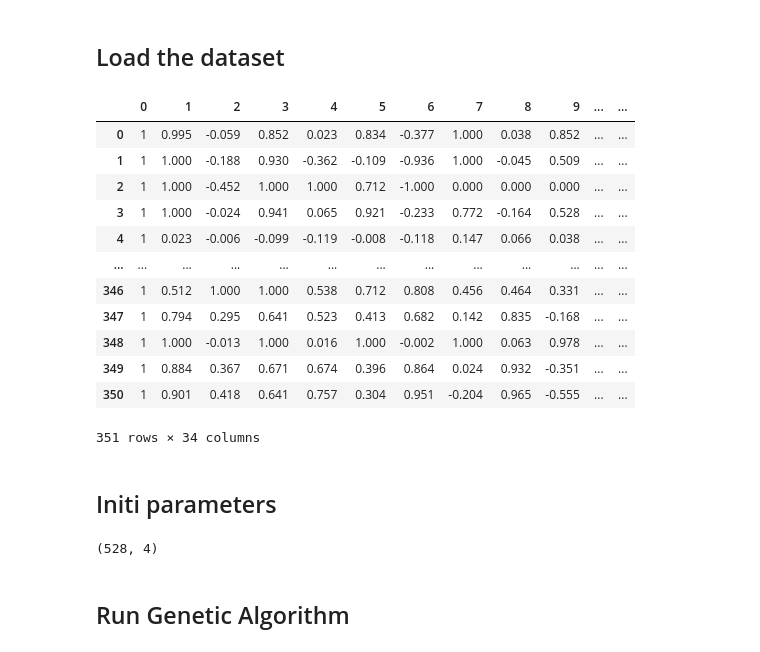
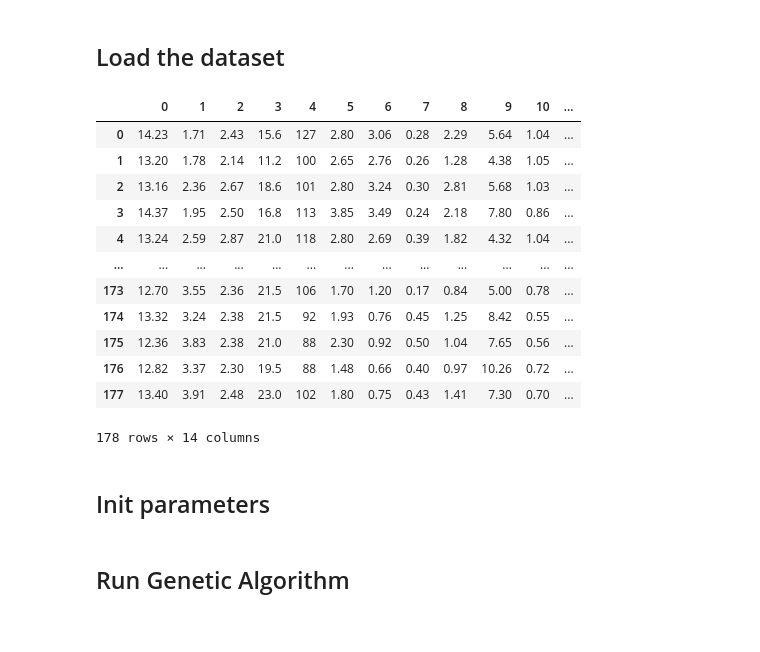
Before and after one commit to giordamaug/WisardLib4Python, a Jupyter notebook: test_GA.ipynb, the cells around one changed output. Cells and saved outputs as stored; diff of their text form; code cells hidden in the pictures.

```diff
--- a/test_GA.ipynb
+++ b/test_GA.ipynb
@@ -3,34 +3,34 @@
 # %%
 import pandas as pd
 import numpy as np
 from sklearn import preprocessing
 from keel_ds import load_data
 
 labelmap = {"iris": 4, "wine" : 13, "vehicle": 18, "monk-2": 6, "hayes-roth": 4, "phoneme": 5, "sonar": 60, "ionosphere": 33}
-dataname = "ionosphere"
+dataname = "wine"
 df = load_data(dataname, raw=True)
 labelname = labelmap[dataname]
 X = np.array(df.drop(labelname, axis=1))
 le = preprocessing.LabelEncoder()
 y = le.fit_transform(np.array(df[labelname]))
 classes = le.classes_
 df
 # %% [output]
-|  | 0 | 1 | 2 | 3 | 4 | 5 | 6 | 7 | 8 | 9 | ... | ... |
-| 0 | 1 | 0.995 | -0.059 | 0.852 | 0.023 | 0.834 | -0.377 | 1.000 | 0.038 | 0.852 | ... | ... |
-| 1 | 1 | 1.000 | -0.188 | 0.930 | -0.362 | -0.109 | -0.936 | 1.000 | -0.045 | 0.509 | ... | ... |
-| 2 | 1 | 1.000 | -0.452 | 1.000 | 1.000 | 0.712 | -1.000 | 0.000 | 0.000 | 0.000 | ... | ... |
-| 3 | 1 | 1.000 | -0.024 | 0.941 | 0.065 | 0.921 | -0.233 | 0.772 | -0.164 | 0.528 | ... | ... |
-| 4 | 1 | 0.023 | -0.006 | -0.099 | -0.119 | -0.008 | -0.118 | 0.147 | 0.066 | 0.038 | ... | ... |
+|  | 0 | 1 | 2 | 3 | 4 | 5 | 6 | 7 | 8 | 9 | 10 | ... |
+| 0 | 14.23 | 1.71 | 2.43 | 15.6 | 127 | 2.80 | 3.06 | 0.28 | 2.29 | 5.64 | 1.04 | ... |
+| 1 | 13.20 | 1.78 | 2.14 | 11.2 | 100 | 2.65 | 2.76 | 0.26 | 1.28 | 4.38 | 1.05 | ... |
+| 2 | 13.16 | 2.36 | 2.67 | 18.6 | 101 | 2.80 | 3.24 | 0.30 | 2.81 | 5.68 | 1.03 | ... |
+| 3 | 14.37 | 1.95 | 2.50 | 16.8 | 113 | 3.85 | 3.49 | 0.24 | 2.18 | 7.80 | 0.86 | ... |
+| 4 | 13.24 | 2.59 | 2.87 | 21.0 | 118 | 2.80 | 2.69 | 0.39 | 1.82 | 4.32 | 1.04 | ... |
 | ... | ... | ... | ... | ... | ... | ... | ... | ... | ... | ... | ... | ... |
-| 346 | 1 | 0.512 | 1.000 | 1.000 | 0.538 | 0.712 | 0.808 | 0.456 | 0.464 | 0.331 | ... | ... |
-| 347 | 1 | 0.794 | 0.295 | 0.641 | 0.523 | 0.413 | 0.682 | 0.142 | 0.835 | -0.168 | ... | ... |
-| 348 | 1 | 1.000 | -0.013 | 1.000 | 0.016 | 1.000 | -0.002 | 1.000 | 0.063 | 0.978 | ... | ... |
-| 349 | 1 | 0.884 | 0.367 | 0.671 | 0.674 | 0.396 | 0.864 | 0.024 | 0.932 | -0.351 | ... | ... |
-| 350 | 1 | 0.901 | 0.418 | 0.641 | 0.757 | 0.304 | 0.951 | -0.204 | 0.965 | -0.555 | ... | ... |
+| 173 | 12.70 | 3.55 | 2.36 | 21.5 | 106 | 1.70 | 1.20 | 0.17 | 0.84 | 5.00 | 0.78 | ... |
+| 174 | 13.32 | 3.24 | 2.38 | 21.5 | 92 | 1.93 | 0.76 | 0.45 | 1.25 | 8.42 | 0.55 | ... |
+| 175 | 12.36 | 3.83 | 2.38 | 21.0 | 88 | 2.30 | 0.92 | 0.50 | 1.04 | 7.65 | 0.56 | ... |
+| 176 | 12.82 | 3.37 | 2.30 | 19.5 | 88 | 1.48 | 0.66 | 0.40 | 0.97 | 10.26 | 0.72 | ... |
+| 177 | 13.40 | 3.91 | 2.48 | 23.0 | 102 | 1.80 | 0.75 | 0.43 | 1.41 | 7.30 | 0.70 | ... |
-351 rows × 34 columns
+178 rows × 14 columns
 # %% [markdown]
-## Initi parameters
+## Init parameters
 # %%
 from sklearnapi import WiSARDClassifier
 
@@ -41,10 +41,6 @@ seed = -2
 n_classes=len(np.unique(y))
 clf = WiSARDClassifier(n_features, n_bits=n_bits, n_tics=n_tics, n_classes=n_classes, random_state=seed)
 m,n = clf.getNoRams(), clf.getNoBits()
-# %%
-m,n
-# %% [output]
-(528, 4)
 # %% [markdown]
 ## Run Genetic Algorithm
 # %%
```
Also changed, not shown: parts of 4 cells of this notebook.
